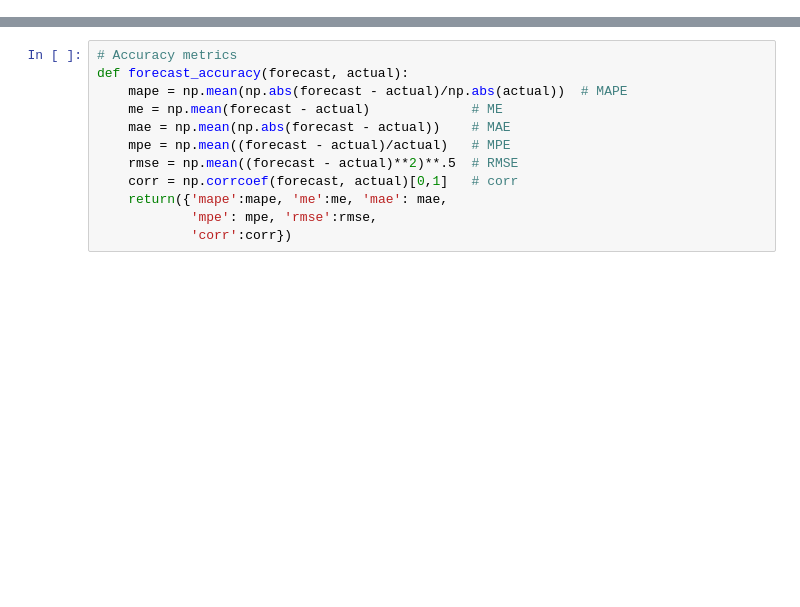
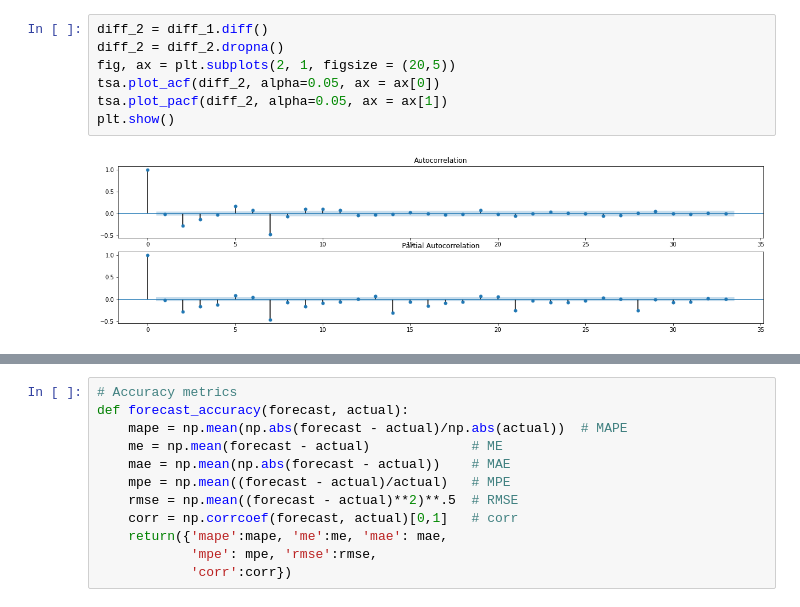
Before and after one commit to RammySekham/data--to-ml-pipeline, a Jupyter notebook: model.ipynb, the cells around one changed output, grey strips where cells are left out. Cells and saved outputs as stored; diff of their text form; blank space fills up the shorter version.

```diff
--- a/model.ipynb
+++ b/model.ipynb
@@ -508,0 +104,9 @@ forecast_2020 = pd.Series.to_numpy(pre_2020['mean'])
+# %%
+diff_2 = diff_1.diff()
+diff_2 = diff_2.dropna()
+fig, ax = plt.subplots(2, 1, figsize = (20,5))
+tsa.plot_acf(diff_2, alpha=0.05, ax = ax[0])
+tsa.plot_pacf(diff_2, alpha=0.05, ax = ax[1])
+plt.show()
+# %% [output]
+[figure, added]
```
Also changed, not shown: parts of 53 cells of this notebook, 2 other files.
